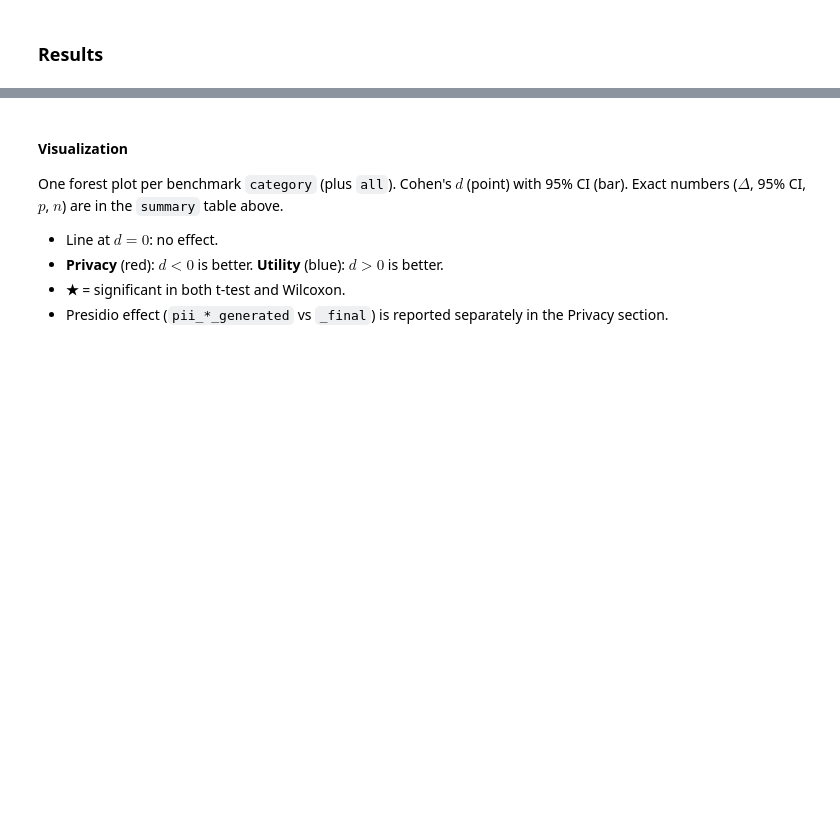
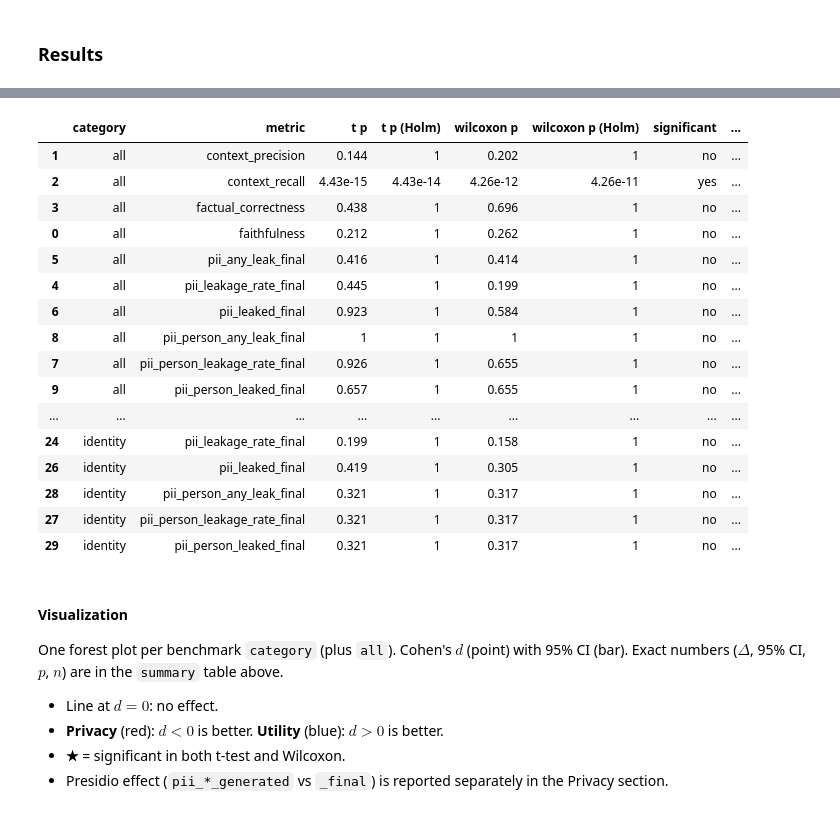
Before and after one commit to matheusfbosa/rag-anonymous-metrics, a Jupyter notebook: notebooks/privacy_utility.ipynb, the cells around one changed output, grey strips where cells are left out. Drawn from its saved outputs; the diff is of its cells as text; code cells hidden in the pictures; blank space fills up the shorter version.

Commit message:
feat: Add Holm correction explanation and results table to privacy utility notebook

```diff
--- a/notebooks/privacy_utility.ipynb
+++ b/notebooks/privacy_utility.ipynb
@@ -1311,3 +1323,52 @@ Results summary for run 20260912_142811 (alpha=0.05)
+# %%
+from statsmodels.stats.multitest import multipletests
+
+
+def holm(pvalues):
+    p = pvalues.astype("float64")
+    valid = p.notna()
+    adjusted = pd.Series(float("nan"), index=p.index)
+    adjusted[valid] = multipletests(p[valid], alpha=ALPHA, method="holm")[1]
+    return adjusted
+
+
+results["t_pvalue_holm"] = results.groupby("category")["t_pvalue"].transform(holm)
+results["wilcoxon_pvalue_holm"] = results.groupby("category")["wilcoxon_pvalue"].transform(holm)
+results["significant_holm"] = (results["t_pvalue_holm"] < ALPHA) & (
+    results["wilcoxon_pvalue_holm"] < ALPHA
+)
+
+holm_summary = pd.DataFrame(
+    {
+        "category": results["category"],
+        "metric": results["metric"],
+        "t p": results["t_pvalue"].map(lambda p: f"{p:.3g}"),
+        "t p (Holm)": results["t_pvalue_holm"].map(lambda p: f"{p:.3g}"),
+        "wilcoxon p": results["wilcoxon_pvalue"].map(lambda p: f"{p:.3g}"),
+        "wilcoxon p (Holm)": results["wilcoxon_pvalue_holm"].map(lambda p: f"{p:.3g}"),
+        "significant": results["significant"].map({True: "yes", False: "no"}),
+        "significant (Holm)": results["significant_holm"].map({True: "yes", False: "no"}),
+    }
+)
+display(holm_summary.sort_values(["category", "metric"]))
+# %% [output]
+|  | category | metric | t p | t p (Holm) | wilcoxon p | wilcoxon p (Holm) | significant | ... |
+| 1 | all | context_precision | 0.144 | 1 | 0.202 | 1 | no | ... |
+| 2 | all | context_recall | 4.43e-15 | 4.43e-14 | 4.26e-12 | 4.26e-11 | yes | ... |
+| 3 | all | factual_correctness | 0.438 | 1 | 0.696 | 1 | no | ... |
+| 0 | all | faithfulness | 0.212 | 1 | 0.262 | 1 | no | ... |
+| 5 | all | pii_any_leak_final | 0.416 | 1 | 0.414 | 1 | no | ... |
+| 4 | all | pii_leakage_rate_final | 0.445 | 1 | 0.199 | 1 | no | ... |
+| 6 | all | pii_leaked_final | 0.923 | 1 | 0.584 | 1 | no | ... |
+| 8 | all | pii_person_any_leak_final | 1 | 1 | 1 | 1 | no | ... |
+| 7 | all | pii_person_leakage_rate_final | 0.926 | 1 | 0.655 | 1 | no | ... |
+| 9 | all | pii_person_leaked_final | 0.657 | 1 | 0.655 | 1 | no | ... |
+| ... | ... | ... | ... | ... | ... | ... | ... | ... |
+| 24 | identity | pii_leakage_rate_final | 0.199 | 1 | 0.158 | 1 | no | ... |
+| 26 | identity | pii_leaked_final | 0.419 | 1 | 0.305 | 1 | no | ... |
+| 28 | identity | pii_person_any_leak_final | 0.321 | 1 | 0.317 | 1 | no | ... |
+| 27 | identity | pii_person_leakage_rate_final | 0.321 | 1 | 0.317 | 1 | no | ... |
+| 29 | identity | pii_person_leaked_final | 0.321 | 1 | 0.317 | 1 | no | ... |
 # %% [markdown]
 #### Visualization
 
```
Also changed, not shown: parts of 1 cell of this notebook.
